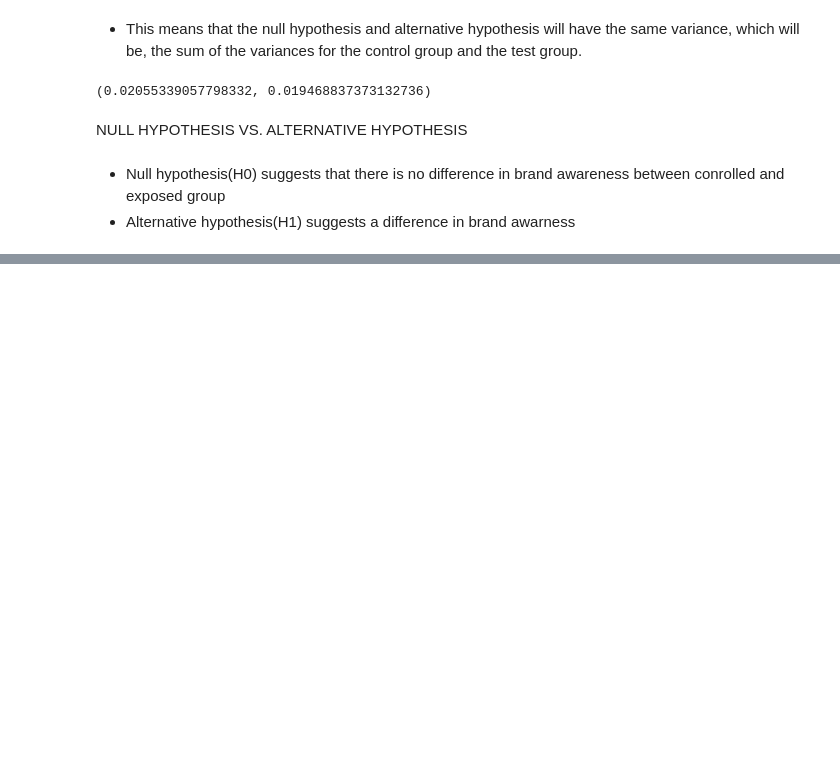
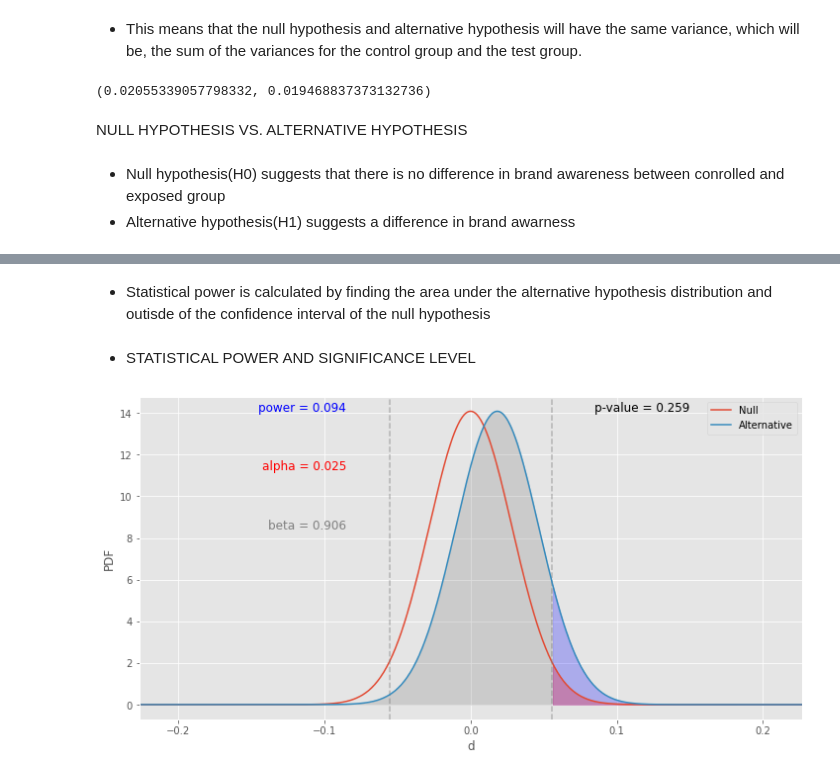
Before and after one commit to sel6/abtest-mlops, a Jupyter notebook: notebooks/data_preparation_and_exploration.ipynb, the cells around one changed output, grey strips where cells are left out. Saved outputs shown, nothing was run; the diff lists cells and outputs as text; code cells hidden in the pictures; blank space fills up the shorter version.

```diff
--- a/notebooks/data_preparation_and_exploration.ipynb
+++ b/notebooks/data_preparation_and_exploration.ipynb
@@ -278,0 +304,8 @@ NameError: name 'C_total' is not defined
+# %% [markdown]
+* Statistical power is calculated by finding the area under the alternative hypothesis distribution and outisde of the confidence interval of the null hypothesis
+# %% [markdown]
+* STATISTICAL POWER AND SIGNIFICANCE LEVEL
+# %%
+abplot(tot_cont_plot, tot_exp_plot, control_plot, diff, show_power=True, show_beta=True, show_alpha=True, show_p_value=True)
+# %% [output]
+[figure, added]
```
Also changed, not shown: parts of 23 cells of this notebook.
